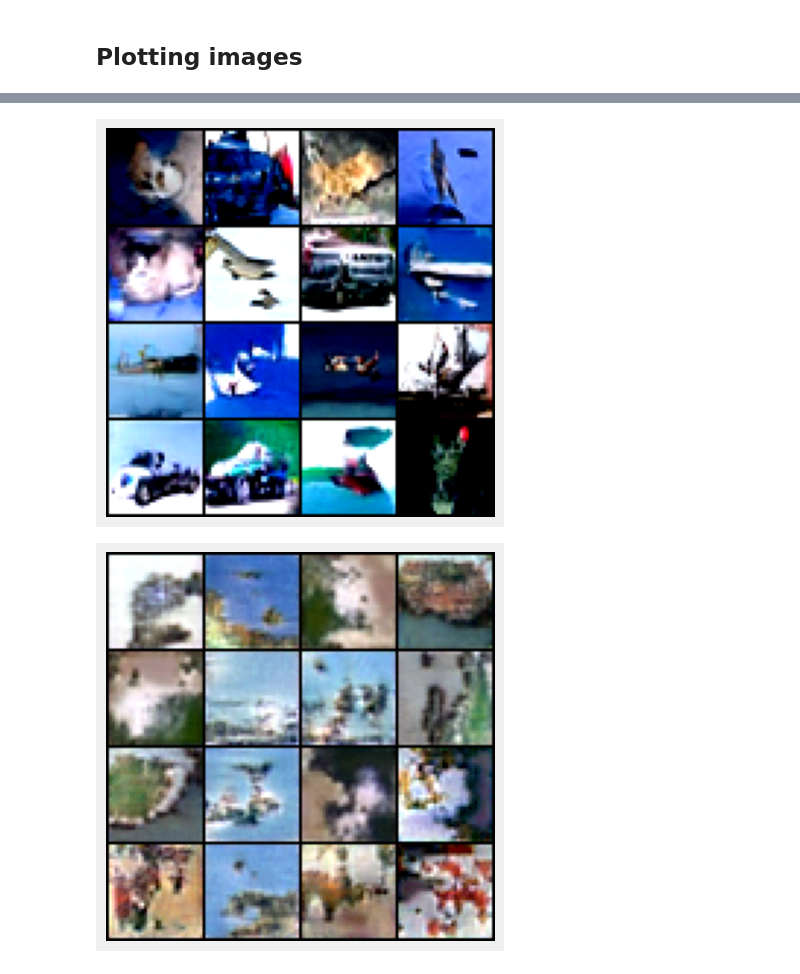
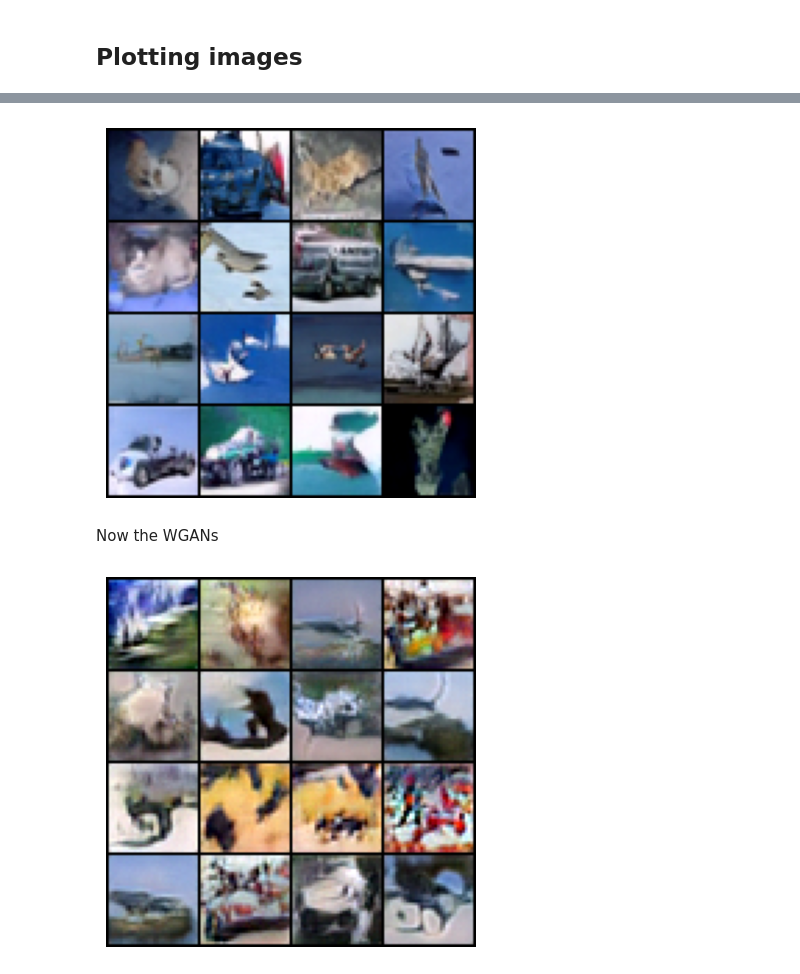
Before and after one commit to IndoorAdventurer/udl2024_diffusion, a Jupyter notebook: notebooks/plotting.ipynb, the cells around one changed output, grey strips where cells are left out. Cells and saved outputs as stored; diff of their text form; code cells hidden in the pictures.

```diff
--- a/notebooks/plotting.ipynb
+++ b/notebooks/plotting.ipynb
@@ -159,11 +155,14 @@ diff_model = DiffusionModel.load_from_checkpoint(
 torch.manual_seed(1967)
 with torch.no_grad():
     samples = diff_model.sample_img((16, 3, 32, 32))
-plot_4x4_grid(samples.transpose(-1,-2))
+plot_4x4_grid(samples.transpose(-1,-2) * 0.5) # I fucked up.. Probably multiplied
+# the training set by 0.5 twice..
 # %% [output]
-[figure, old version]
+[figure, new version]
 # %%
 del diff_model
+# %% [markdown]
+Now the WGANs
 # %%
 def generate_samples(generator, real_batch):
     noise = torch.randn_like(real_batch)
@@ -202,6 +199,8 @@ gan_generator = load_checkpoint("./experiment_02_wgan_finetune_models/cifar10_ge
 # %%
+torch.manual_seed(1996)
+gan_generator = load_checkpoint("./experiment_01_best_checkpoint.ckpt")
 with torch.no_grad():
     samples = generate_samples(gan_generator, samples)
 plot_4x4_grid(samples.transpose(-1,-2))
 # %% [output]
-[figure, old version]
+[figure, new version]
```
Also changed, not shown: parts of 4 cells of this notebook, 1 other file.
